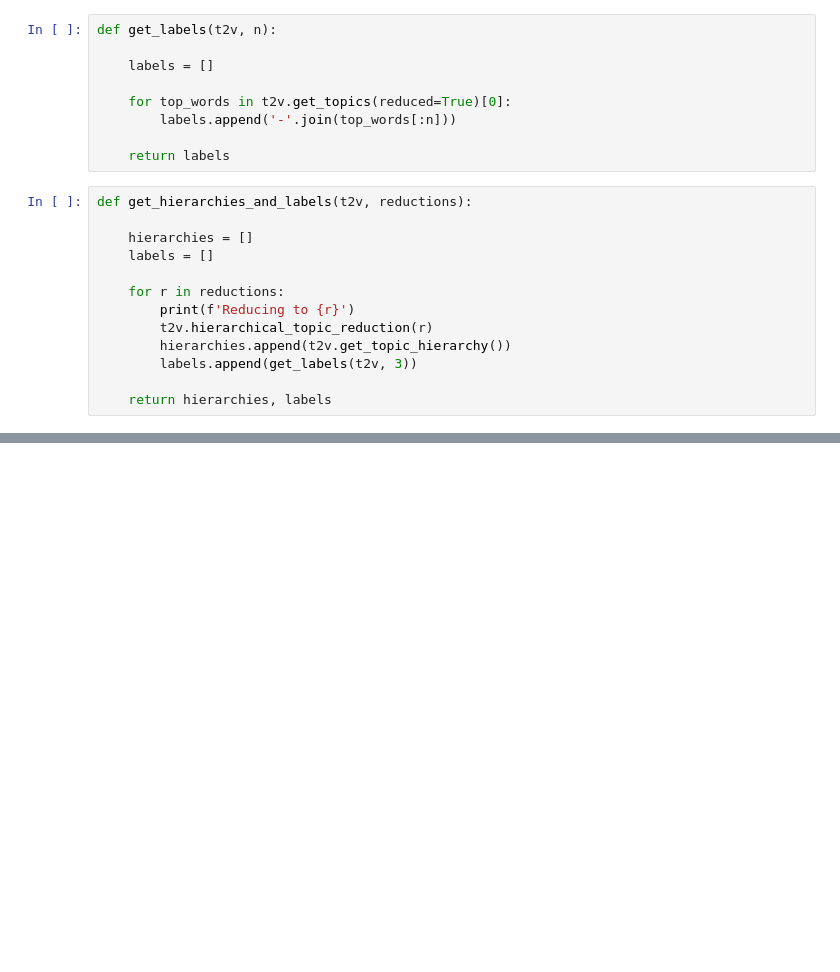
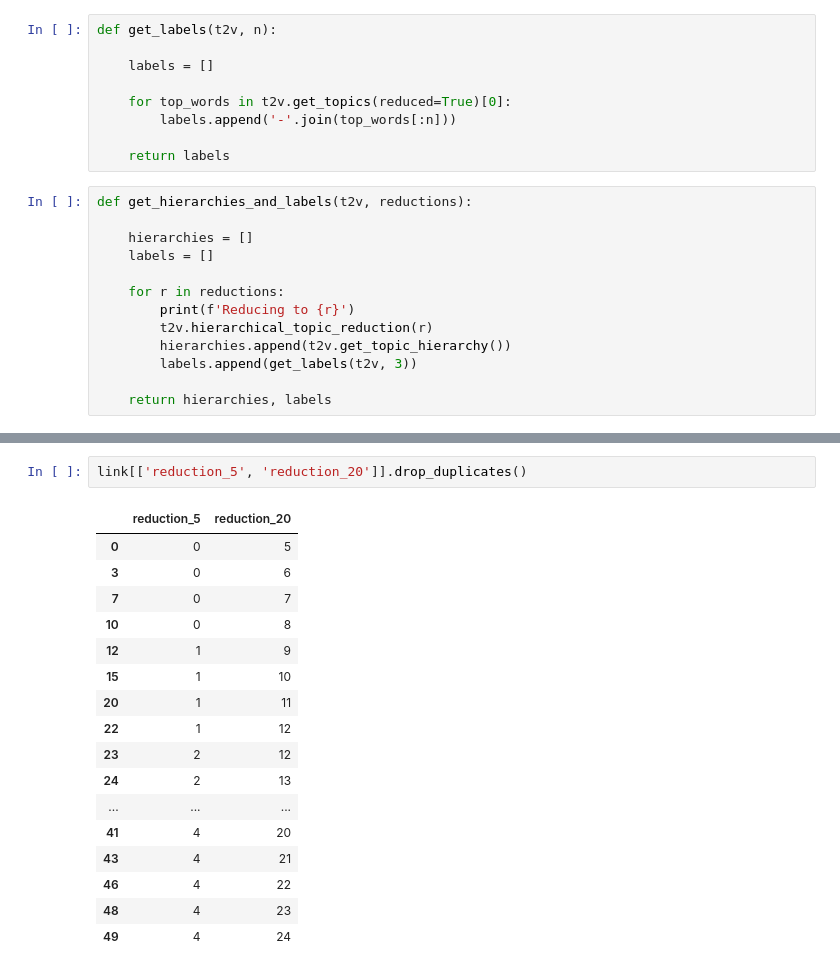
Before and after one commit to krkryger/rigasche-zeitung, a Jupyter notebook: notebooks/topics_sankey.ipynb, the cells around one changed output, grey strips where cells are left out. Cells and saved outputs as stored; diff of their text form; blank space fills up the shorter version.

```diff
--- a/notebooks/topics_sankey.ipynb
+++ b/notebooks/topics_sankey.ipynb
@@ -328,0 +354,20 @@ for top in topics_20[0]:
+# %%
+link[['reduction_5', 'reduction_20']].drop_duplicates()
+# %% [output]
+|  | reduction_5 | reduction_20 |
+| 0 | 0 | 5 |
+| 3 | 0 | 6 |
+| 7 | 0 | 7 |
+| 10 | 0 | 8 |
+| 12 | 1 | 9 |
+| 15 | 1 | 10 |
+| 20 | 1 | 11 |
+| 22 | 1 | 12 |
+| 23 | 2 | 12 |
+| 24 | 2 | 13 |
+| ... | ... | ... |
+| 41 | 4 | 20 |
+| 43 | 4 | 21 |
+| 46 | 4 | 22 |
+| 48 | 4 | 23 |
+| 49 | 4 | 24 |
```
Also changed, not shown: parts of 62 cells of this notebook.
